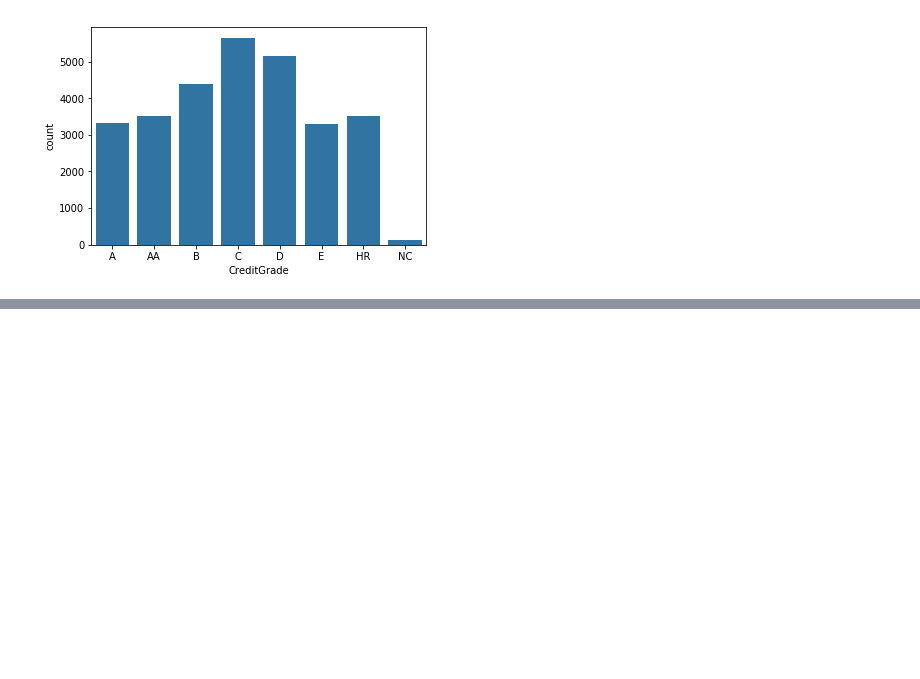
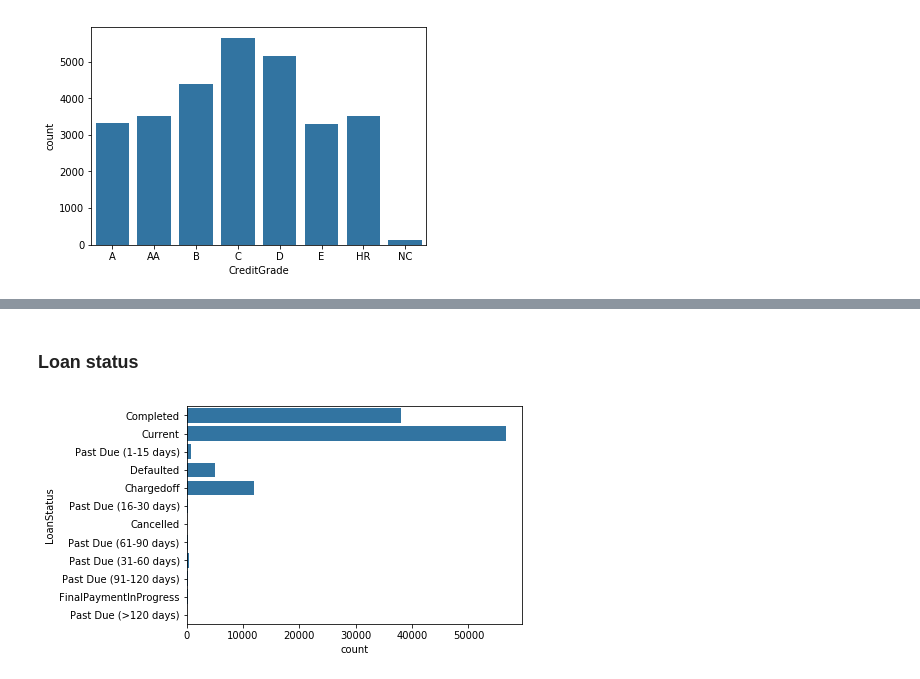
Before and after one commit to rashokanand/explore_prosper_loan_data, a Jupyter notebook: wrangling_dataset.ipynb, the cells around one changed output, grey strips where cells are left out. Saved outputs shown, nothing was run; the diff lists cells and outputs as text; code cells hidden in the pictures; blank space fills up the shorter version.

```diff
--- a/wrangling_dataset.ipynb
+++ b/wrangling_dataset.ipynb
@@ -92,0 +105,6 @@ sb.countplot(data = prosper_df, x ='CreditGrade',order = vals, color = base_colo
+# %% [markdown]
+### Loan status
+# %%
+sb.countplot(data = prosper_df, y ='LoanStatus',color = base_color);
+# %% [output]
+[figure, added]
```
Also changed, not shown: parts of 7 cells of this notebook.
